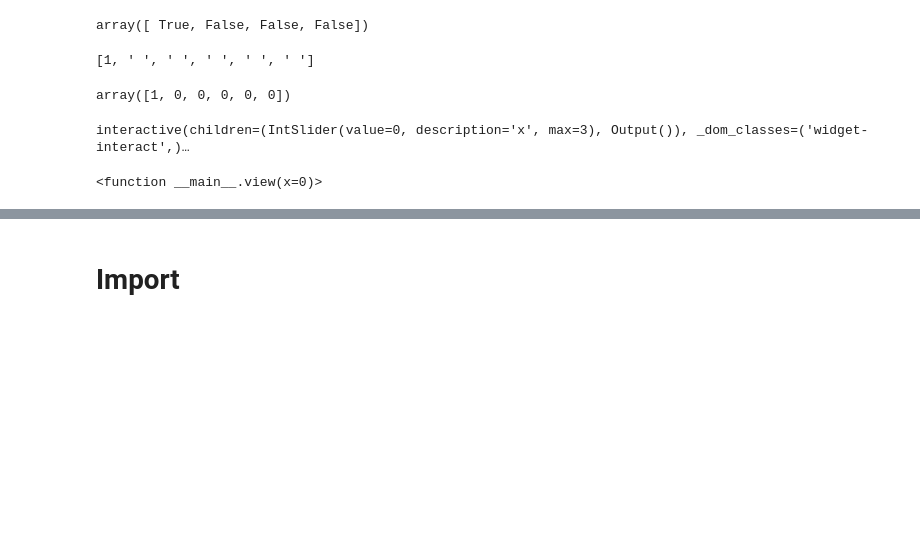
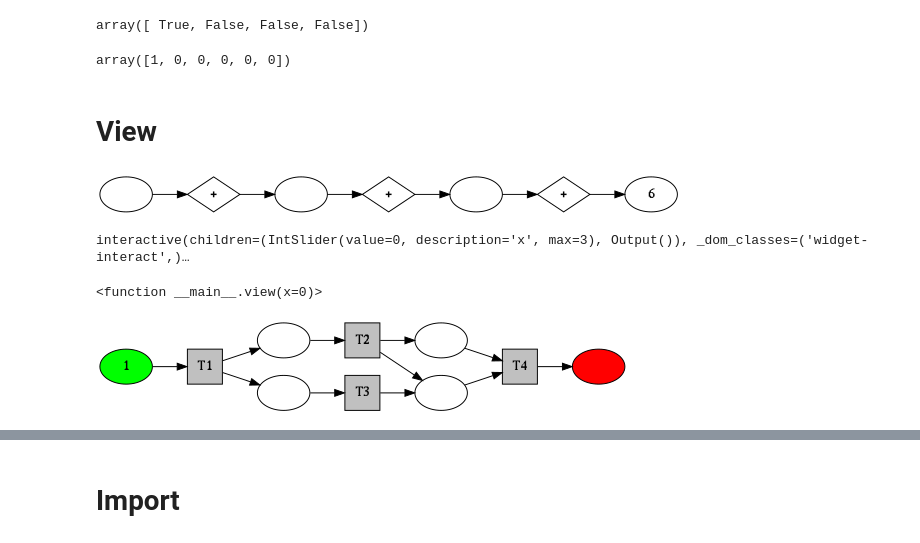
Before and after one commit to joLahann/fastpm, a Jupyter notebook: nbs/05_fastpm_petrinet.ipynb, the cells around one changed output, grey strips where cells are left out. Cells and saved outputs as stored; diff of their text form; code cells hidden in the pictures; blank space fills up the shorter version.

```diff
--- a/nbs/05_fastpm_petrinet.ipynb
+++ b/nbs/05_fastpm_petrinet.ipynb
@@ -21,16 +20,3 @@ nxpdParams['show'] = 'ipynb'
 from functools import partial,update_wrapper
 # %% [markdown]
 # Base Petrinet
-# %%
-G = nx.DiGraph()
-G.graph['rankdir'] = 'LR'
-G.graph['dpi'] = 70
-labels=['A','B','C','D','E','F']
-for i in [0,2,4]:
-    G.add_node(i,label=' ')
-    G.add_node(i+1,label='Hello',shape='square')
-    G.add_edge(i,i+1)
-    G.add_edge(i+1,i+2)
-
-
-draw(G)
@@ -126,14 +69,6 @@ b = np.array([1, 0, 0, 0,0,0])
 # %%
 a=np.matmul(D_minus, b)
 a=np.sign(a)
-# %%
-c=list(b)
-for i in range(len(c)):
-    if c[i]==0:
-        c[i]=' '
-c
-# %% [output]
-[1, ' ', ' ', ' ', ' ', ' ']
 # %%
 def next_marking(a,b):
 
@@ -144,0 +93,17 @@ array([1, 0, 0, 0, 0, 0])
+# %% [markdown]
+# View
+# %%
+G = nx.DiGraph()
+G.graph['rankdir'] = 'LR'
+G.graph['dpi'] = 70
+labels=['A','B','C','D','E','F']
+for i in [0,2,4]:
+    G.add_node(i,label=' ')
+    G.add_node(i+1,size=150,label='+',shape='diamond')
+    G.add_edge(i,i+1)
+    G.add_edge(i+1,i+2)
+
+
+draw(G)
+# %% [output]
+[figure, added]
@@ -151,0 +212,5 @@ interactive(children=(IntSlider(value=0, description='x', max=3), Output()), _do
+# %%
+p=PetriNet(places,trans,D_minus,D_plus,[1,0,0,0,0,0])
+p.view()
+# %% [output]
+[figure, added]
```
Also changed, not shown: parts of 44 cells of this notebook, 6 other files.
